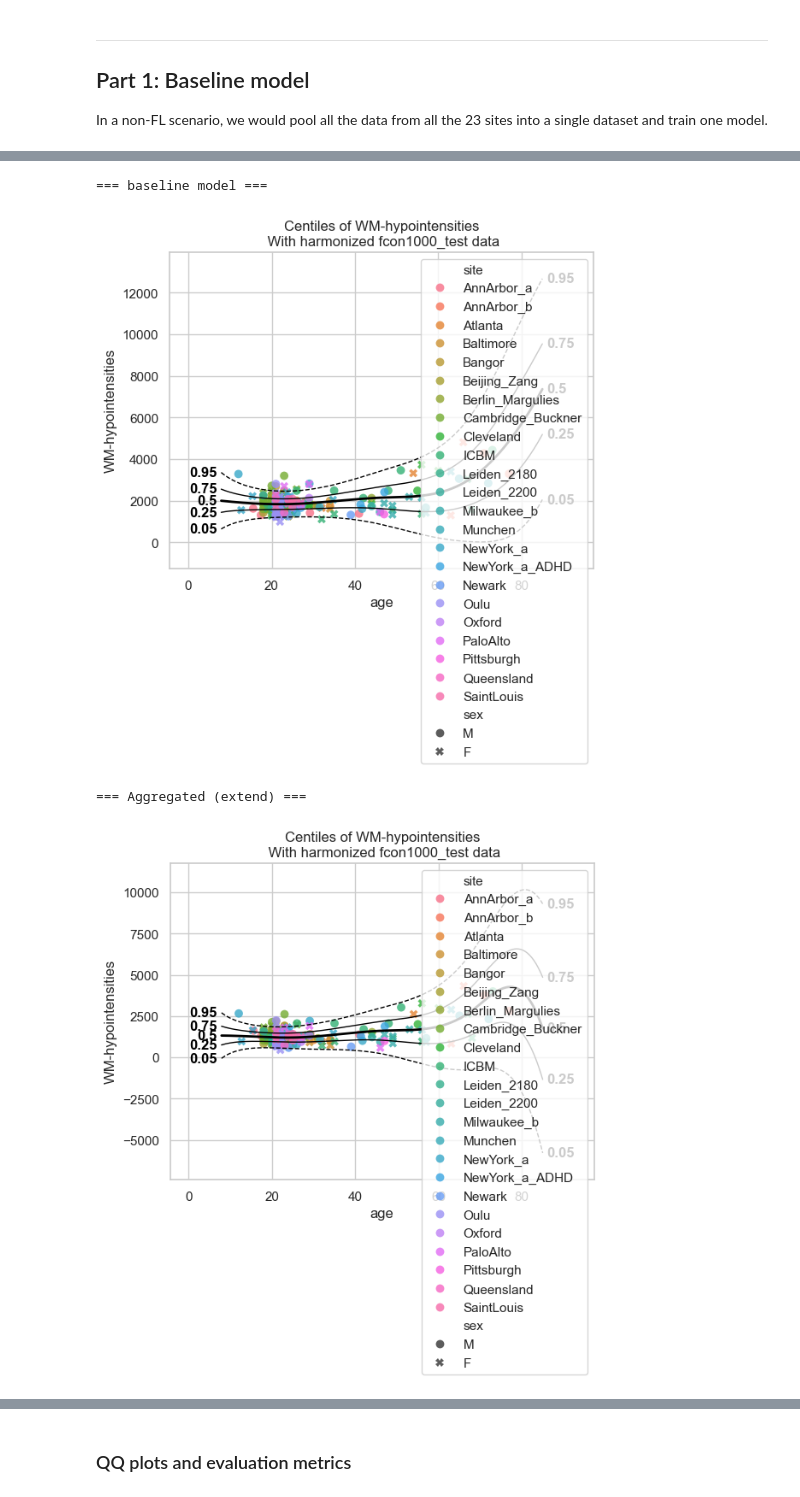
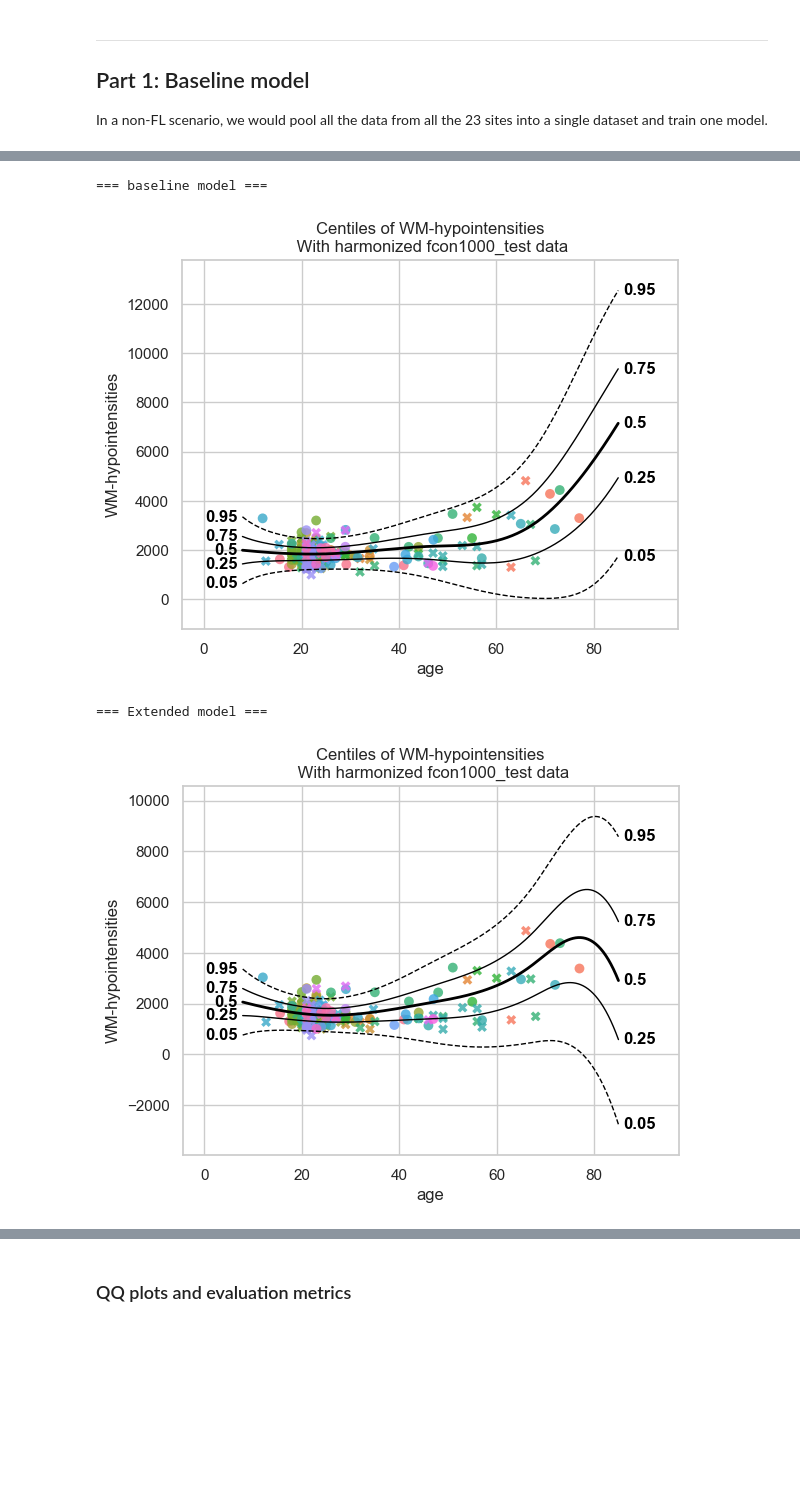
Before and after one commit to predictive-clinical-neuroscience/pu25_code, a Jupyter notebook: notebooks/federated_learning.ipynb, the cells around one changed output, grey strips where cells are left out. Drawn from its saved outputs; the diff is of its cells as text; code cells hidden in the pictures; blank space fills up the shorter version.

```diff
--- a/notebooks/federated_learning.ipynb
+++ b/notebooks/federated_learning.ipynb
@@ -362,13 +393,14 @@ extended_1 = central_model.extend(
 # %%
-# Location 2 loads the central model from disk
-central_model = NormativeModel.load("resources/federated/central")
+# Location 2 loads the extended model from disk
+extended_location_1 = NormativeModel.load("resources/federated/extended_location_1")
 
-# Location 2 extends the central model
+# Location 2 extends the model
 # with their private data.
-extended_2 = central_model.extend(
+extended_location_1_and_2 = extended_location_1.extend_predict(
     train_location2,
+    test_location2,
     save_dir=(
-        "resources/federated/extended_2"
+        "resources/federated/extended_location_1_and_2"
     ),
 )
 # %%
@@ -497,29 +427,23 @@ We now compare all three models:
 # %%
 # baseline model centiles
 print("=== baseline model ===")
 plot_centiles_advanced(
     baseline_model,
     scatter_data=test_all,
     batch_effects="all",
+    show_legend=False
 )
 
-# Aggregated model centiles (extend)
-print("\n=== Aggregated (extend) ===")
+# Extended model centiles
+print("\n=== Extended model ===")
 plot_centiles_advanced(
-    aggregated_model_with_extend,
+    extended_location_1_and_2,
     scatter_data=test_all,
     batch_effects="all",
+    show_legend=False
 )
-
-# Aggregated model centiles (transfer)
-print("\n=== Aggregated (transfer) ===")
-plot_centiles_advanced(
-    aggregated_model_with_transfer,
-    scatter_data=test_all,
-    batch_effects="all",
-)
 # %% [output]
 === baseline model ===
-[figure, old version]
+[figure, new version]
-=== Aggregated (extend) ===
+=== Extended model ===
-[figure, old version]
+[figure, new version]
```
Also changed, not shown: parts of 29 cells of this notebook.
